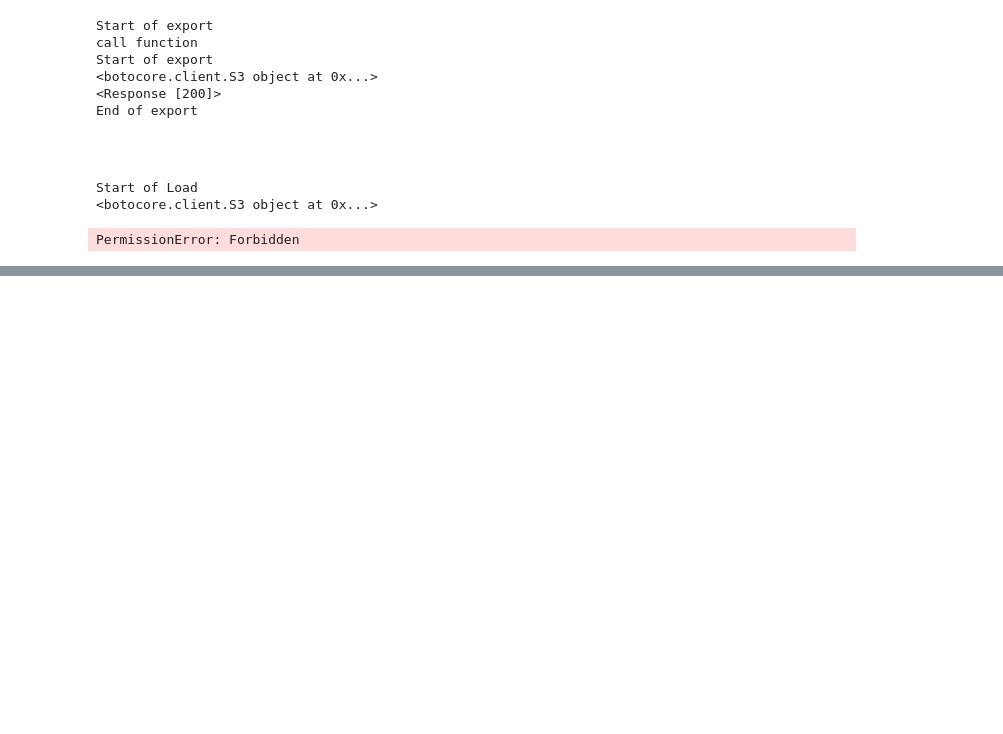
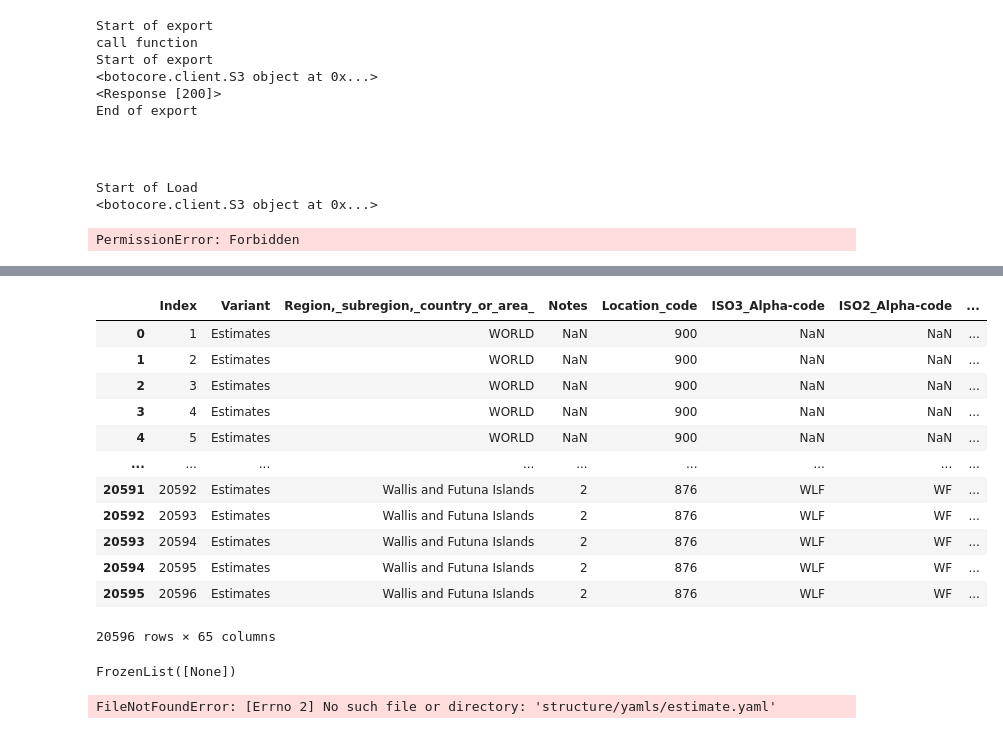
Before and after one commit to tiaversa/data_engineer_portifolio, a Jupyter notebook: World Population.ipynb, the cells around one changed output, grey strips where cells are left out. Drawn from its saved outputs; the diff is of its cells as text; code cells hidden in the pictures; blank space fills up the shorter version.

```diff
--- a/World Population.ipynb
+++ b/World Population.ipynb
@@ -206,0 +245,22 @@ PermissionError: Forbidden
+# %%
+import boto3
+import pandas as pd
+from botocore.exceptions import ClientError
+import requests
+region_name = 'eu-west-1'
+bucket='world-population-timna-portifolio'
+key = '2023/11/1/world_population_2023_11_1.xlsx'
+s3 = boto3.client("s3", region_name=region_name,aws_secret_access_key='JleX3s03+yb5sy+Bi27Q119Yc9PGc0ZWvlzqkSHR',aws_access_key_id='AKIATP4HXHU3AOHILFOD')
+print(s3)
+try:
+    res = s3.get_object(Bucket=bucket, Key=key)
+except ClientError as e:
+    if e.response["Error"]["Code"] == "NoSuchKey":
+        file_data = None
+        print('No Such Key Found')
+    else:
+        raise
+else:
+    file_data = res["Body"].read()
+
+df = pd.read_excel(file_data,sheet_name='Estimates',header=16)
@@ -206,0 +316,52 @@ PermissionError: Forbidden
+# %%
+df.columns = df.columns.str.replace(' ', '_')
+df
+# %% [output]
+|  | Index | Variant | Region,_subregion,_country_or_area_ | Notes | Location_code | ISO3_Alpha-code | ISO2_Alpha-code | ... |
+| 0 | 1 | Estimates | WORLD | NaN | 900 | NaN | NaN | ... |
+| 1 | 2 | Estimates | WORLD | NaN | 900 | NaN | NaN | ... |
+| 2 | 3 | Estimates | WORLD | NaN | 900 | NaN | NaN | ... |
+| 3 | 4 | Estimates | WORLD | NaN | 900 | NaN | NaN | ... |
+| 4 | 5 | Estimates | WORLD | NaN | 900 | NaN | NaN | ... |
+| ... | ... | ... | ... | ... | ... | ... | ... | ... |
+| 20591 | 20592 | Estimates | Wallis and Futuna Islands | 2 | 876 | WLF | WF | ... |
+| 20592 | 20593 | Estimates | Wallis and Futuna Islands | 2 | 876 | WLF | WF | ... |
+| 20593 | 20594 | Estimates | Wallis and Futuna Islands | 2 | 876 | WLF | WF | ... |
+| 20594 | 20595 | Estimates | Wallis and Futuna Islands | 2 | 876 | WLF | WF | ... |
+| 20595 | 20596 | Estimates | Wallis and Futuna Islands | 2 | 876 | WLF | WF | ... |
+20596 rows × 65 columns
+# %%
+df.index.names
+# %% [output]
+FrozenList([None])
+# %%
+import pandas as pd
+import psycopg2
+import yaml
+
+POSTGRES_PASSWORD = 'portfolio'
+POSTGRES_USER = 'portfolio'
+POSTGRES_DB = 'portifolio_dwh'
+POSTGRES_HOST = 'localhost'
+POSTGRES_PORT = 5433
+
+with open('structure/yamls/estimate.yaml', 'r') as file:
+    prime_service = yaml.safe_load(file)
+print(prime_service['tables'])
+# Create a connection to the PostgreSQL database.
+conn = psycopg2.connect(host=POSTGRES_HOST, database=POSTGRES_DB, user=POSTGRES_USER, password=POSTGRES_PASSWORD, port =POSTGRES_PORT)
+
+# Create a cursor object.
+cur = conn.cursor()
+print(cur)
+# Construct the SQL query to insert the data into the database.
+# sql = 'INSERT INTO my_table (name, age) VALUES (%s, %s)'
+
+# # Execute the SQL query using the cursor object.
+# cur.executemany(sql, df[['name', 'age']].values)
+
+# Close the cursor object and the connection to the database.
+cur.close()
+conn.close()
+# %% [output]
+FileNotFoundError: [Errno 2] No such file or directory: 'structure/yamls/estimate.yaml'
```
Also changed, not shown: parts of 11 cells of this notebook, 10 other files.
